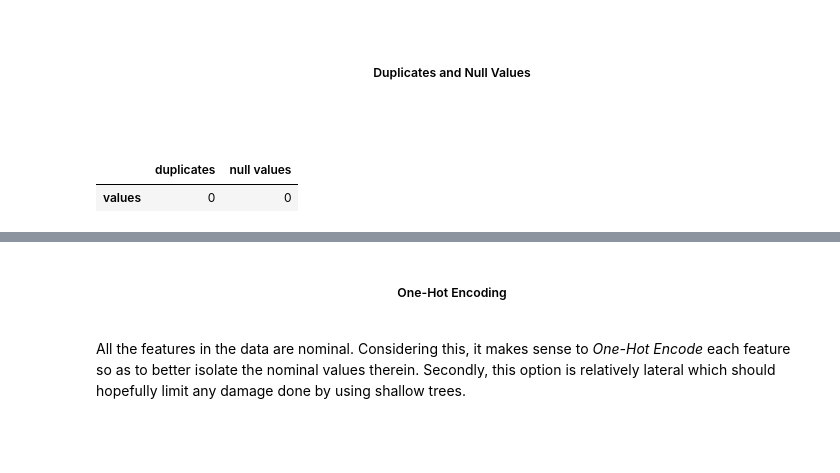
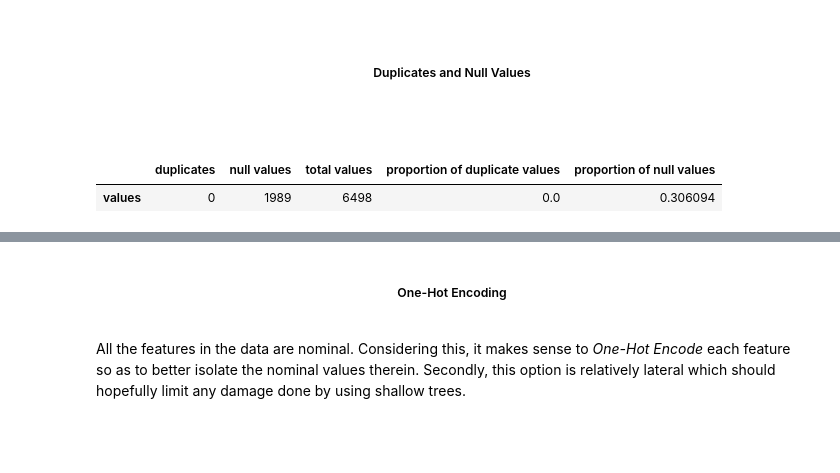
Before and after one commit to MondeAnna/posinous-mushrooms, a Jupyter notebook: notebook/mushrooms.ipynb, the cells around one changed output, grey strips where cells are left out. Saved outputs shown, nothing was run; the diff lists cells and outputs as text; code cells hidden in the pictures.

```diff
--- a/notebook/mushrooms.ipynb
+++ b/notebook/mushrooms.ipynb
@@ -231,15 +231,26 @@ mushrooms_train, mushrooms_test = split
 <br />
 <br />
 # %%
+num_of_samples_in_train_data = mushrooms_train.shape[0]
+
+duplicates = mushrooms_train.duplicated().sum()
+null_values = mushrooms_train.isin(["?"]).sum().sum()
+
+duplicates_proportion = duplicates / num_of_samples_in_train_data
+null_values_proportion = null_values / num_of_samples_in_train_data
+
 invalid_data = {
-"duplicates": mushrooms_train.duplicated().sum(),
-"null values": mushrooms_train.isna().sum().sum(),
+    "duplicates": duplicates,
+    "null values": null_values,
+    "total values": num_of_samples_in_train_data,
+    "proportion of duplicate values": duplicates_proportion,
+    "proportion of null values": null_values_proportion,
 }
 
 pd.DataFrame(invalid_data, index=["values"])
 # %% [output]
-|  | duplicates | null values |
-| values | 0 | 0 |
+|  | duplicates | null values | total values | proportion of duplicate values | proportion of null values |
+| values | 0 | 1989 | 6498 | 0.0 | 0.306094 |
 # %% [markdown]
 <br />
 
```
Also changed, not shown: parts of 26 cells of this notebook.
